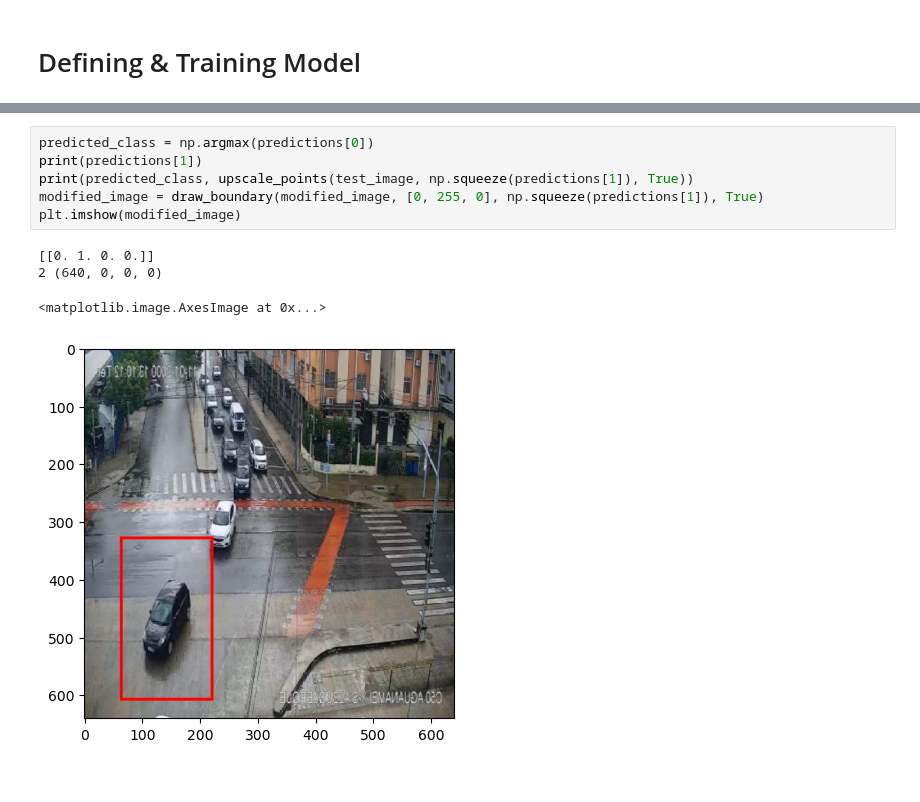
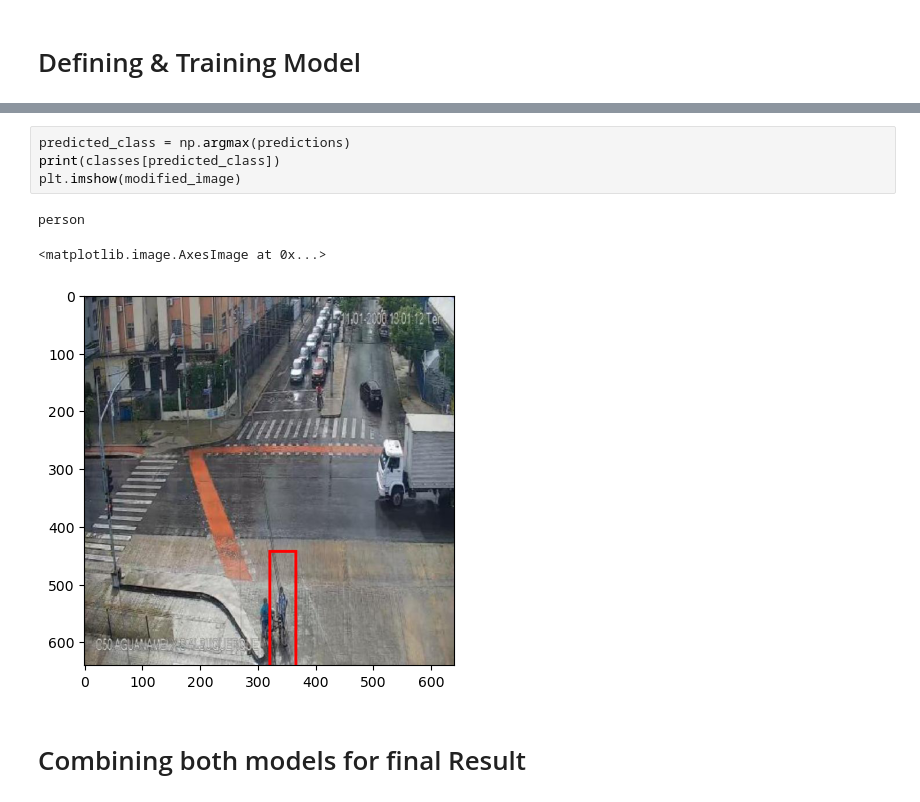
Before and after one commit to AsimWattoo/Traffic_Object_Detection_TensorFlow, a Jupyter notebook: RCNN.ipynb, the cells around one changed output, grey strips where cells are left out. Saved outputs shown, nothing was run; the diff lists cells and outputs as text.

```diff
--- a/RCNN.ipynb
+++ b/RCNN.ipynb
@@ -294,11 +298,10 @@ predictions = model.predict(test_cropped_image)
-# %%
-predicted_class = np.argmax(predictions[0])
-print(predictions[1])
-print(predicted_class, upscale_points(test_image, np.squeeze(predictions[1]), True))
-modified_image = draw_boundary(modified_image, [0, 255, 0], np.squeeze(predictions[1]), True)
-plt.imshow(modified_image)
-# %% [output]
-[[0. 1. 0. 0.]]
-2 (640, 0, 0, 0)
-<matplotlib.image.AxesImage at 0x...>
-[figure, removed]
+# %%
+predicted_class = np.argmax(predictions)
+print(classes[predicted_class])
+plt.imshow(modified_image)
+# %% [output]
+person
+<matplotlib.image.AxesImage at 0x...>
+[figure, added]
+# %% [markdown]
+# Combining both models for final Result
```
Also changed, not shown: parts of 24 cells of this notebook, 1 other file.
